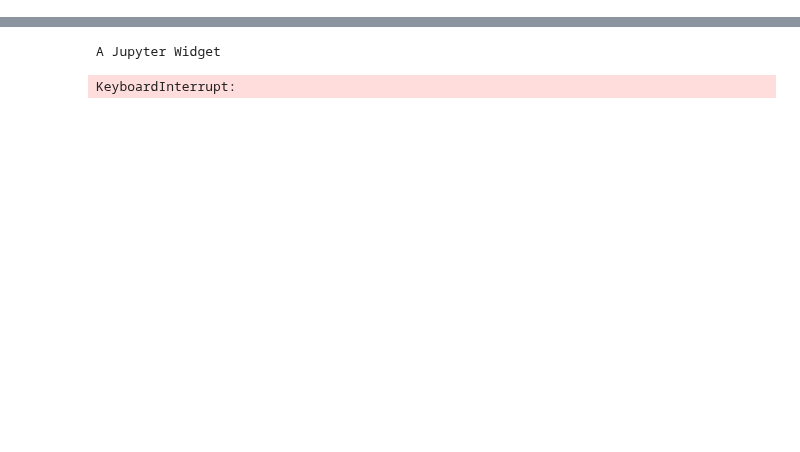
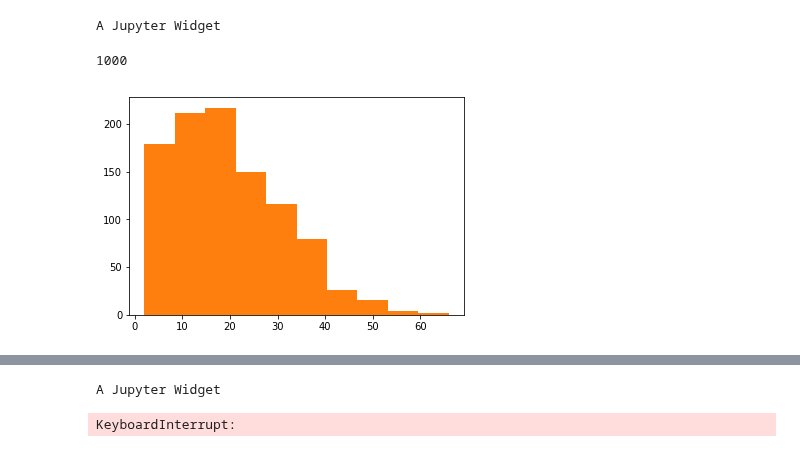
Before and after one commit to rykachevskiy/CRISPR, a Jupyter notebook: Probabilistic_model/PM, new annealing.ipynb, the cells around one changed output, grey strips where cells are left out. Saved outputs shown, nothing was run; the diff lists cells and outputs as text; code cells hidden in the pictures; blank space fills up the shorter version.

```diff
--- a/Probabilistic_model/PM, new annealing.ipynb
+++ b/Probabilistic_model/PM, new annealing.ipynb
@@ -250,0 +301,6 @@ pcrs = []
+# %%
+initial_pops = []
+while len(initial_pops) < 1000:
+    pop = gen_initial_p(db, 5, 40)
+    if len(pop) > 0:
+        initial_pops.append(pop)
@@ -250,0 +313,14 @@ pcrs = []
+# %%
+p = Pool(50)
+# %%
+gr_list = []
+# %%
+for i in tqdm_notebook(range(20)):
+    gr_list_ = p.map(f, initial_pops[i*50: (i+1)*50])
+    gr_list.extend(gr_list_)
+# %% [output]
+A Jupyter Widget
+# %%
+len(gr_list)
+# %% [output]
+1000
@@ -250,0 +332,5 @@ pcrs = []
+# %%
+plt.hist([x[0].shape[0] for x in gr_list])
+plt.show()
+# %% [output]
+[figure, added]
```
Also changed, not shown: parts of 39 cells of this notebook, 3 other files.
